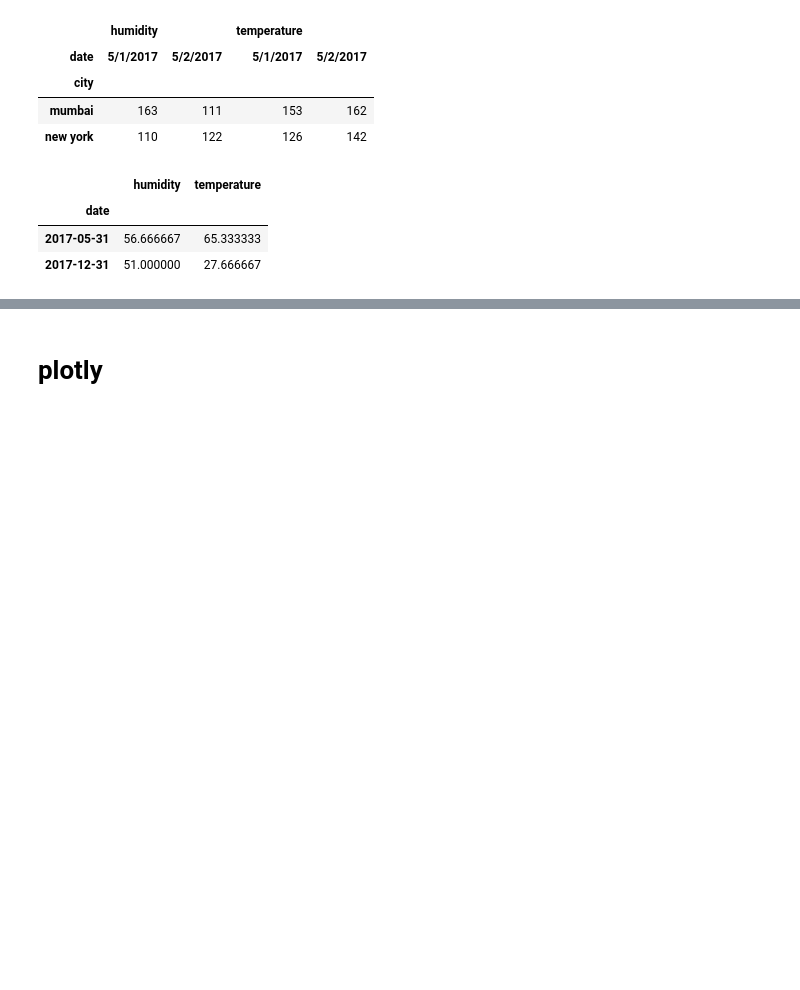
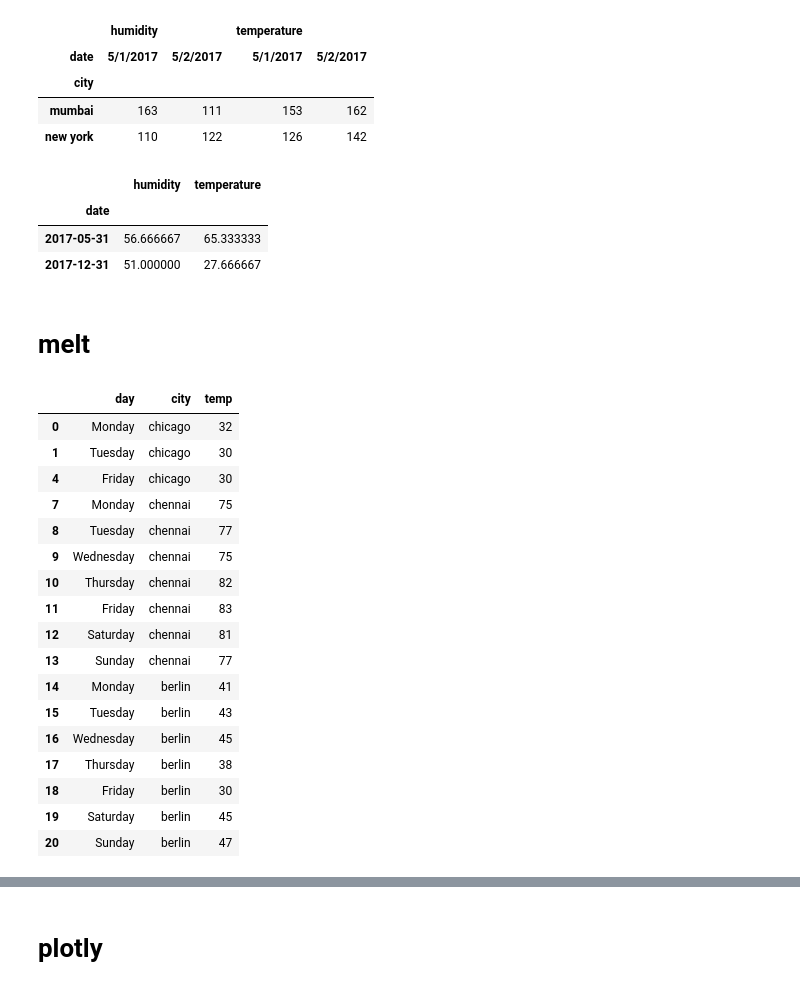
Before and after one commit to Ndeep/basic-s-of-pandas, a Jupyter notebook: pandas 1.ipynb, the cells around one changed output, grey strips where cells are left out. Cells and saved outputs as stored; diff of their text form; code cells hidden in the pictures; blank space fills up the shorter version.

```diff
--- a/pandas 1.ipynb
+++ b/pandas 1.ipynb
@@ -469,3 +464,28 @@ df_gr.pivot_table(index=pd.Grouper(freq='M',key='date'))
 | date |  |  |
 | 2017-05-31 | 56.666667 | 65.333333 |
 | 2017-12-31 | 51.000000 | 27.666667 |
+# %% [markdown]
+# melt
+# %%
+df_mlt=pd.read_csv('melt.csv')
+df_melt=pd.melt(df_mlt,id_vars=['day'],var_name='city',value_name='temp')
+df_melt[df_melt.temp >=30]
+# %% [output]
+|  | day | city | temp |
+| 0 | Monday | chicago | 32 |
+| 1 | Tuesday | chicago | 30 |
+| 4 | Friday | chicago | 30 |
+| 7 | Monday | chennai | 75 |
+| 8 | Tuesday | chennai | 77 |
+| 9 | Wednesday | chennai | 75 |
+| 10 | Thursday | chennai | 82 |
+| 11 | Friday | chennai | 83 |
+| 12 | Saturday | chennai | 81 |
+| 13 | Sunday | chennai | 77 |
+| 14 | Monday | berlin | 41 |
+| 15 | Tuesday | berlin | 43 |
+| 16 | Wednesday | berlin | 45 |
+| 17 | Thursday | berlin | 38 |
+| 18 | Friday | berlin | 30 |
+| 19 | Saturday | berlin | 45 |
+| 20 | Sunday | berlin | 47 |
```
Also changed, not shown: parts of 11 cells of this notebook, 6 other files.
